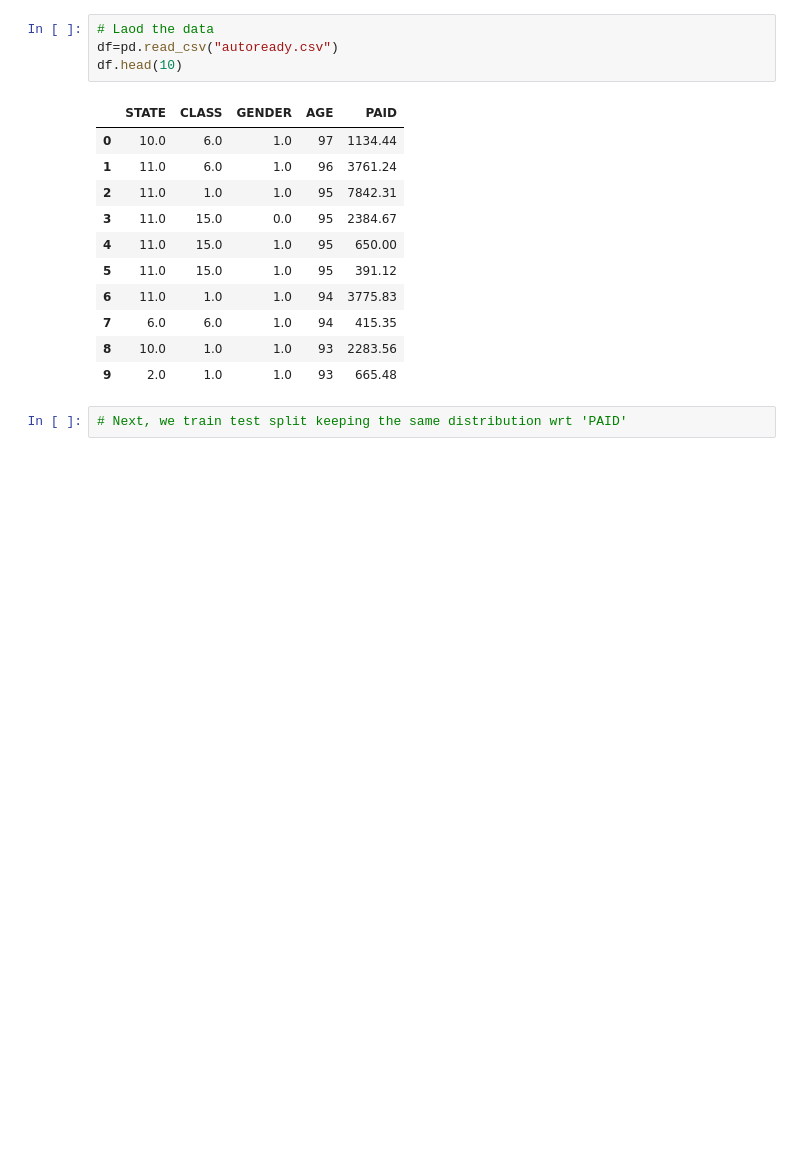
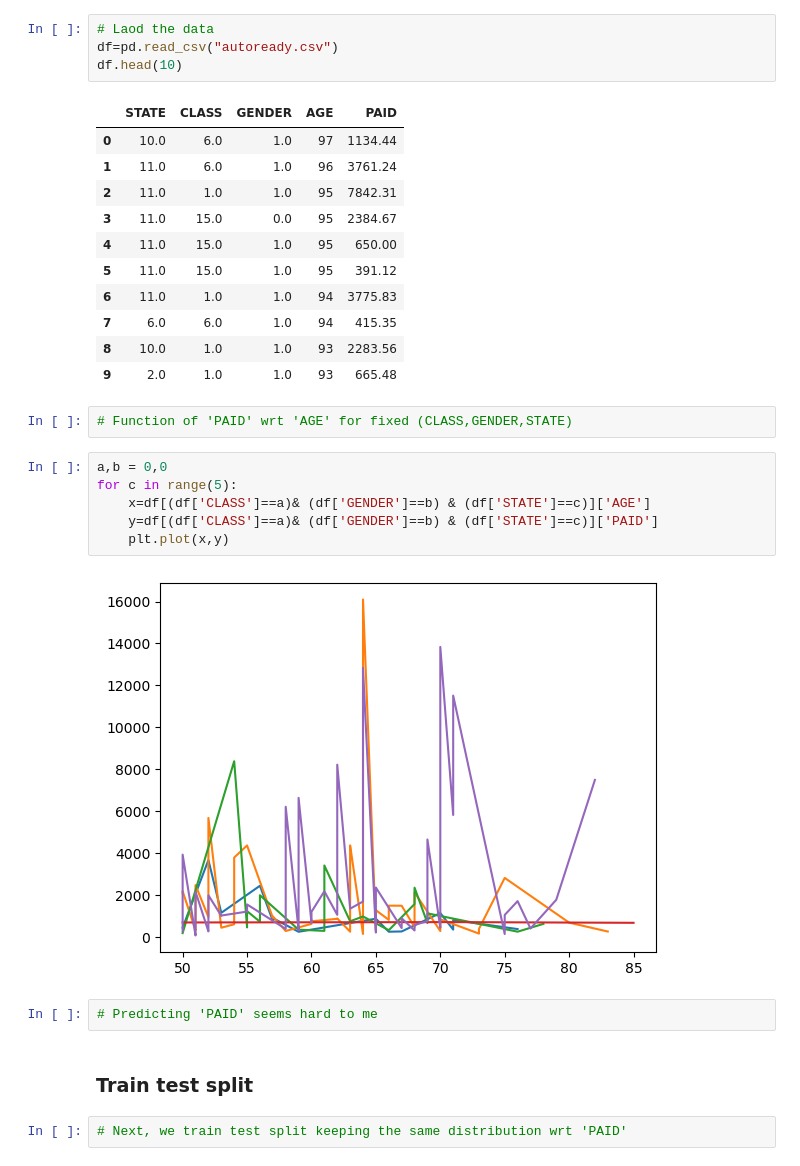
Before and after one commit to Moksit/Auto-insurance-prediction, a Jupyter notebook: Ml algo.ipynb, the cells around one changed output. Cells and saved outputs as stored; diff of their text form; blank space fills up the shorter version.

```diff
--- a/Ml algo.ipynb
+++ b/Ml algo.ipynb
@@ -26,6 +37,20 @@ df.head(10)
 | 7 | 6.0 | 6.0 | 1.0 | 94 | 415.35 |
 | 8 | 10.0 | 1.0 | 1.0 | 93 | 2283.56 |
 | 9 | 2.0 | 1.0 | 1.0 | 93 | 665.48 |
+# %%
+# Function of 'PAID' wrt 'AGE' for fixed (CLASS,GENDER,STATE)
+# %%
+a,b = 0,0
+for c in range(5):
+    x=df[(df['CLASS']==a)& (df['GENDER']==b) & (df['STATE']==c)]['AGE']
+    y=df[(df['CLASS']==a)& (df['GENDER']==b) & (df['STATE']==c)]['PAID']
+    plt.plot(x,y)
+# %% [output]
+[figure, added]
+# %%
+# Predicting 'PAID' seems hard to me
+# %% [markdown]
+### Train test split
 # %%
 # Next, we train test split keeping the same distribution wrt 'PAID'
 # %%
```
Also changed, not shown: parts of 8 cells of this notebook.
